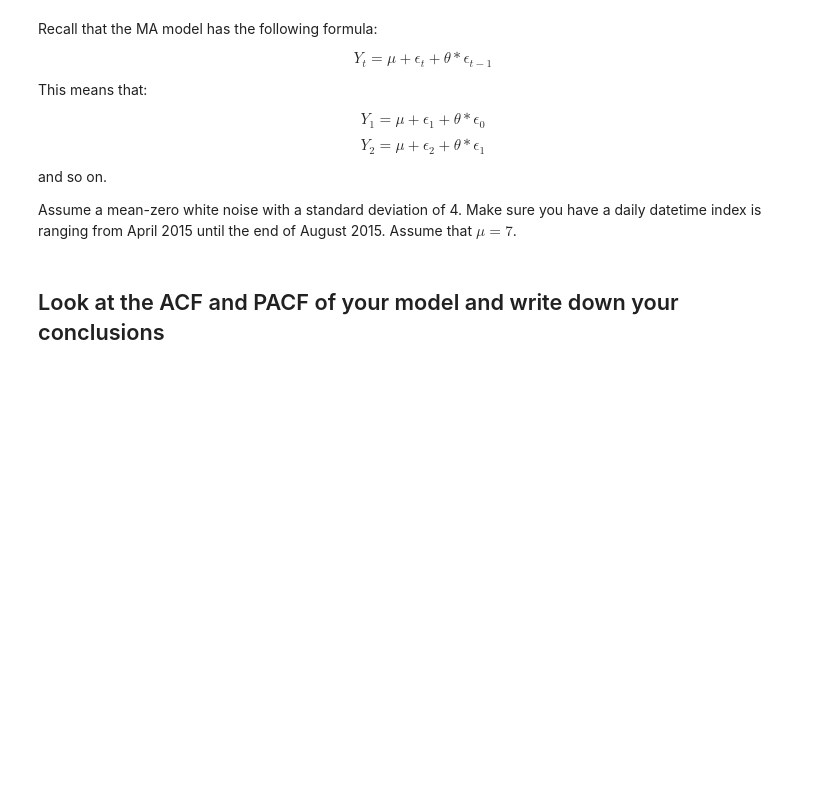
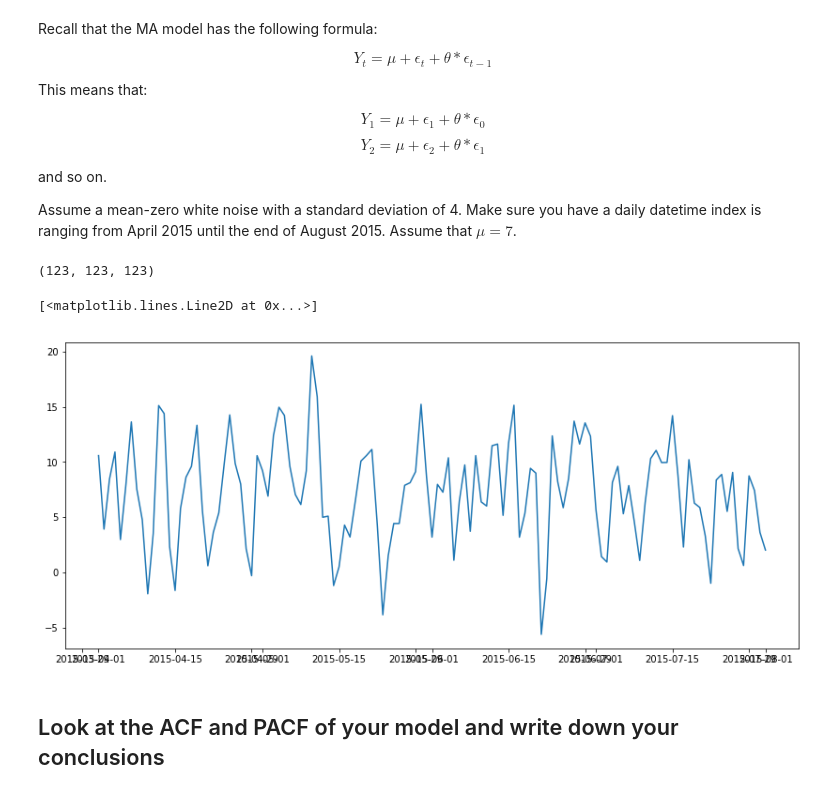
Before and after one commit to ssrosa/dsc-3-26-07-arma-models-lab-online-ds-pt-100118, a Jupyter notebook: index.ipynb, the cells around one changed output. Cells and saved outputs as stored; diff of their text form; code cells hidden in the pictures; blank space fills up the shorter version.

```diff
--- a/index.ipynb
+++ b/index.ipynb
@@ -114,9 +147,17 @@ Assume a mean-zero white noise with a standard deviation of 4. Make sure you hav
 np.random.seed(1234)
 
 # create a series with the specified dates
-
+dates = pd.date_range(start = '2015-04-01', end = '2015-08-01')
+errors = np.random.normal(loc = 0, scale = 4, size = len(dates))
 
 # store the parameters
+mu = 7
+theta = 0.9
 
+values = [(mu + errors[0] + (errors[0] * theta))]
+
+for i in range(1, len(dates)):
+    values.append(mu + errors[i] + (theta * errors[i - 1]))
 
 #generate the time series
+ts = pd.Series(values, index = dates)
@@ -125,2 +164,12 @@ np.random.seed(1234)
+# %%
+len(dates), len(errors), len(values)
+# %% [output]
+(123, 123, 123)
+# %%
+fig = plt.figure(figsize = (14,6))
+plt.plot(ts)
+# %% [output]
+[<matplotlib.lines.Line2D at 0x...>]
+[figure, added]
 # %% [markdown]
 ## Look at the ACF and PACF of your model and write down your conclusions
```
Also changed, not shown: parts of 23 cells of this notebook.
